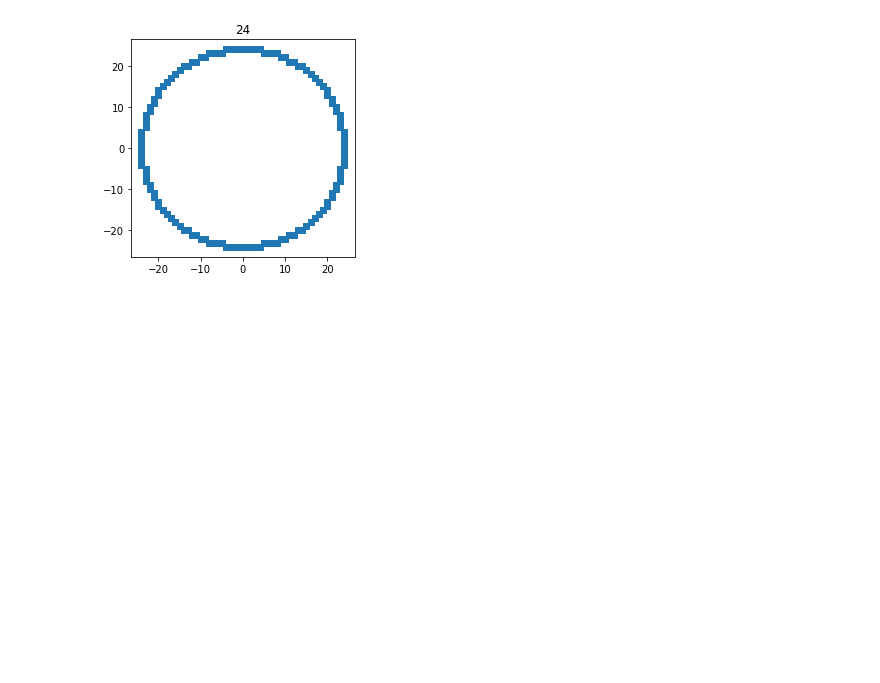
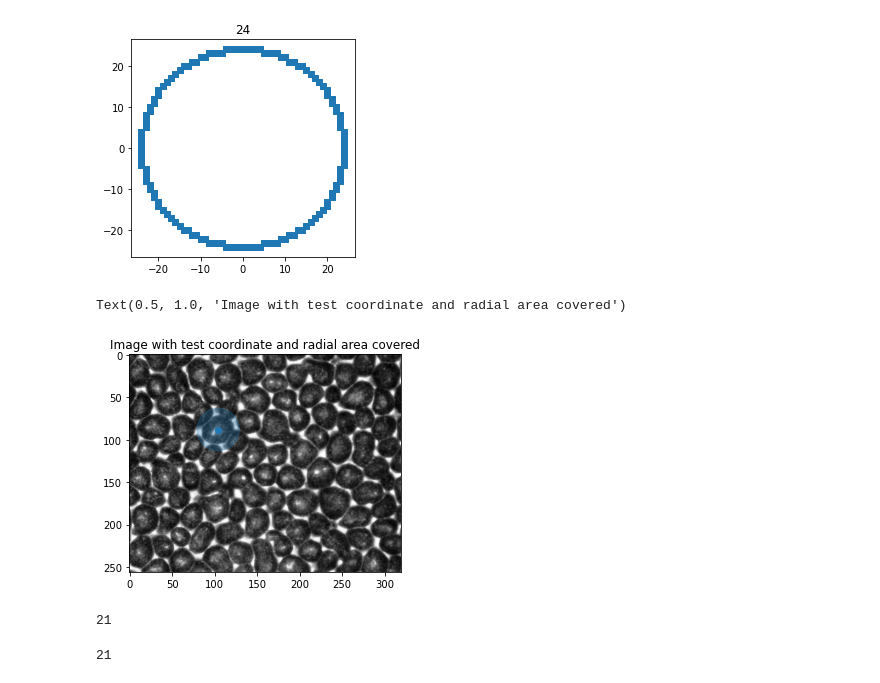
Before and after one commit to johnmays/convection-cell-research, a Jupyter notebook: image_processing/ellipse_detection.ipynb, the cells around one changed output. Drawn from its saved outputs; the diff is of its cells as text; code cells hidden in the pictures; blank space fills up the shorter version.

```diff
--- a/image_processing/ellipse_detection.ipynb
+++ b/image_processing/ellipse_detection.ipynb
@@ -84,0 +93,11 @@ plt.show()
+# %%
+# pick a coordinate:
+test_coordinate = (104, 88)
+fig, axs = plt.subplots()
+plt.imshow(downsized_frame1, cmap='Greys_r')
+plt.scatter([test_coordinate[0]], [test_coordinate[1]]);
+axs.add_patch(plt.Circle(test_coordinate, max_radius, color='tab:blue', alpha=0.3));
+plt.title("Image with test coordinate and radial area covered")
+# %% [output]
+Text(0.5, 1.0, 'Image with test coordinate and radial area covered')
+[figure, added]
@@ -84,0 +106,8 @@ plt.show()
+# %%
+len(radii)
+# %% [output]
+21
+# %%
+len(intensities)
+# %% [output]
+21
```
Also changed, not shown: parts of 11 cells of this notebook.
